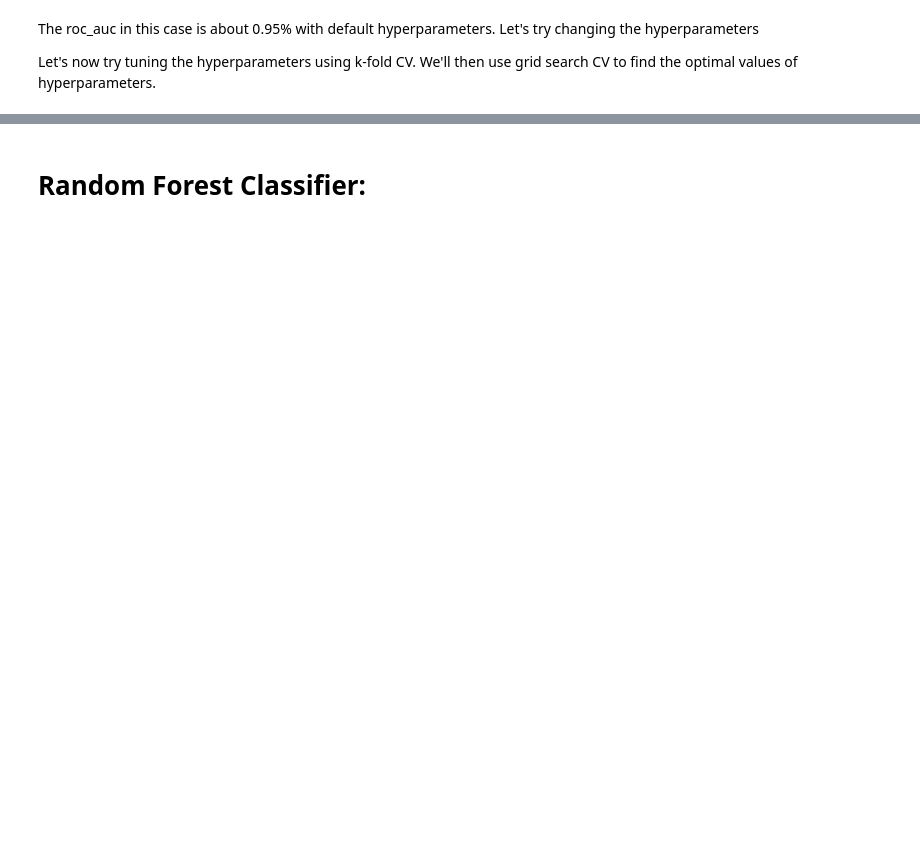
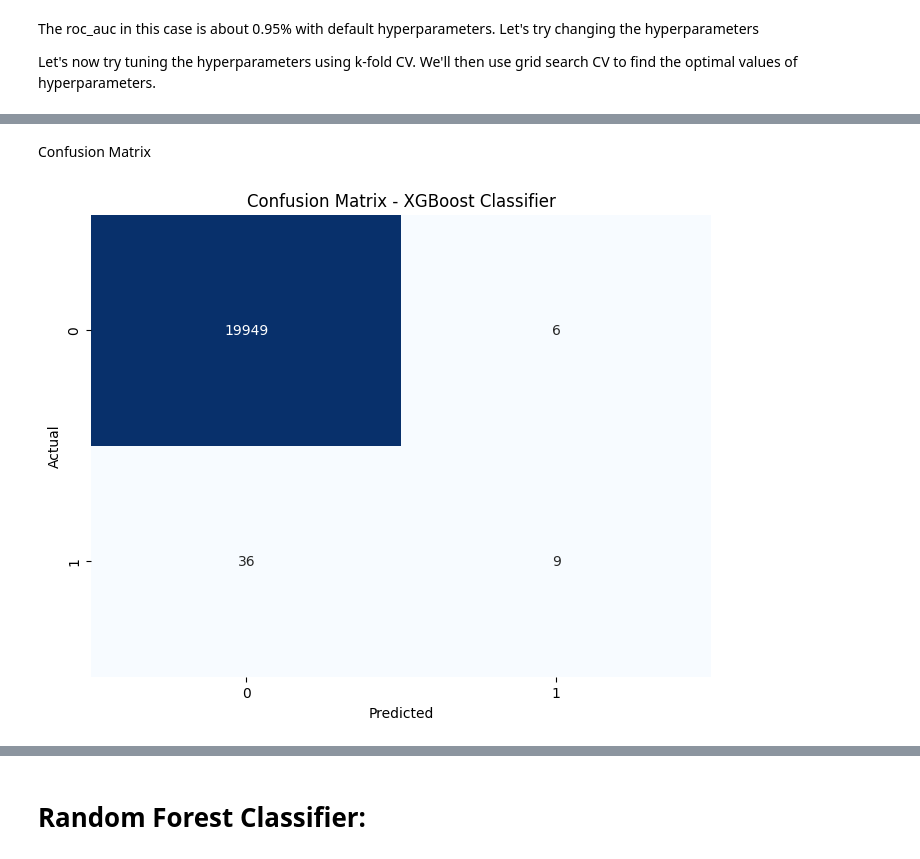
Before and after one commit to harshvardhanhub/AllianceWebsite_Project, a Jupyter notebook: FinalYearProject.ipynb, the cells around one changed output, grey strips where cells are left out. Cells and saved outputs as stored; diff of their text form; code cells hidden in the pictures; blank space fills up the shorter version.

```diff
--- a/FinalYearProject.ipynb
+++ b/FinalYearProject.ipynb
@@ -567,0 +946,17 @@ plt.show()
+# %% [markdown]
+Confusion Matrix
+# %%
+from sklearn.metrics import confusion_matrix
+
+# Calculate the confusion matrix
+cm_xgb = confusion_matrix(y_test, predictions_xgb)
+
+# Plot confusion matrix heatmap
+plt.figure(figsize=(8, 6))
+sns.heatmap(cm_xgb, annot=True, fmt='d', cmap='Blues', cbar=False)
+plt.title('Confusion Matrix - XGBoost Classifier')
+plt.xlabel('Predicted')
+plt.ylabel('Actual')
+plt.show()
+# %% [output]
+[figure, added]
```
Also changed, not shown: parts of 80 cells of this notebook.
